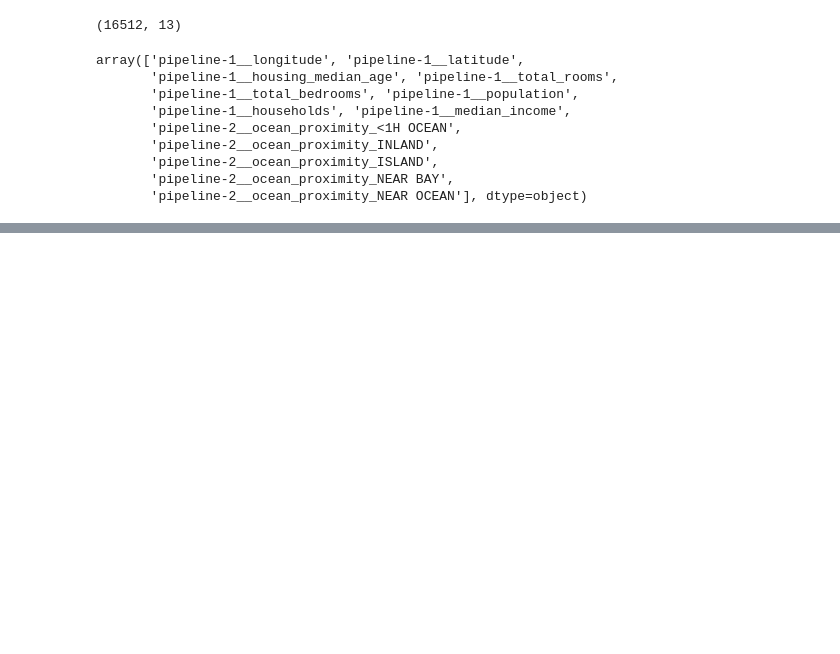
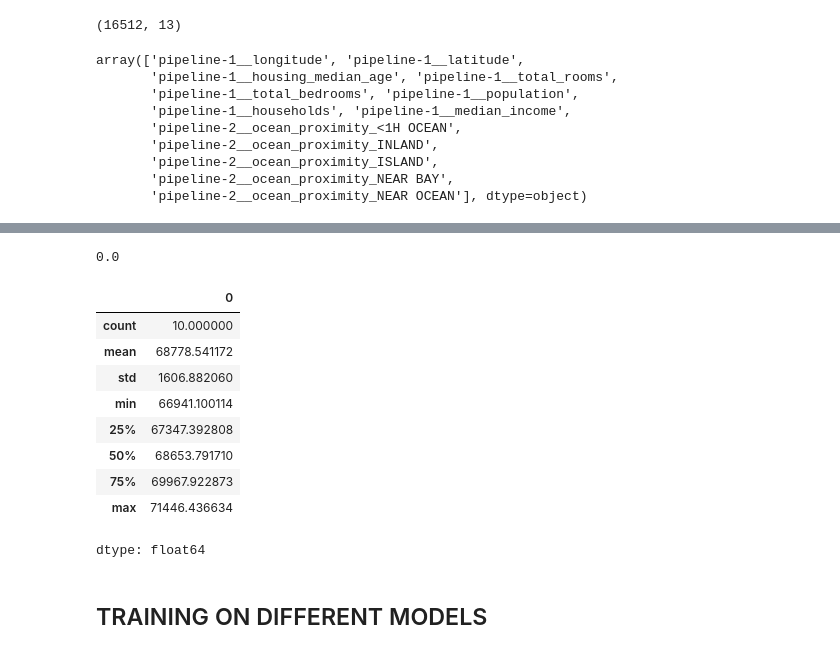
Before and after one commit to theDakshJaitly/HandsOnML_Aurelien-Geron, a Jupyter notebook: Chapter2.ipynb, the cells around one changed output, grey strips where cells are left out. Cells and saved outputs as stored; diff of their text form; code cells hidden in the pictures; blank space fills up the shorter version.

```diff
--- a/Chapter2.ipynb
+++ b/Chapter2.ipynb
@@ -451,3 +451,8 @@ array(['pipeline-1__longitude', 'pipeline-1__latitude',
        'pipeline-2__ocean_proximity_ISLAND',
        'pipeline-2__ocean_proximity_NEAR BAY',
        'pipeline-2__ocean_proximity_NEAR OCEAN'], dtype=object)
+# %%
+from sklearn.linear_model import LinearRegression
+
+lin_reg = make_pipeline(preprocessing, LinearRegression())
+lin_reg.fit(housing, housing_labels)
@@ -453,0 +493,5 @@ array(['pipeline-1__longitude', 'pipeline-1__latitude',
+# %%
+from sklearn.tree import DecisionTreeRegressor
+
+tree_reg = make_pipeline(preprocessing, DecisionTreeRegressor(random_state=42))
+tree_reg.fit(housing, housing_labels)
@@ -453,0 +517,23 @@ array(['pipeline-1__longitude', 'pipeline-1__latitude',
+# %%
+print(np.sqrt(tree_rmse))
+# %% [output]
+0.0
+# %%
+from sklearn.model_selection import cross_val_score
+
+tree_rmses = -cross_val_score(tree_reg, housing, housing_labels, scoring="neg_root_mean_squared_error", cv=10)
+# %%
+pd.Series(tree_rmses).describe()
+# %% [output]
+|  | 0 |
+| count | 10.000000 |
+| mean | 68778.541172 |
+| std | 1606.882060 |
+| min | 66941.100114 |
+| 25% | 67347.392808 |
+| 50% | 68653.791710 |
+| 75% | 69967.922873 |
+| max | 71446.436634 |
+dtype: float64
+# %% [markdown]
+## TRAINING ON DIFFERENT MODELS
```
Also changed, not shown: parts of 10 cells of this notebook.
